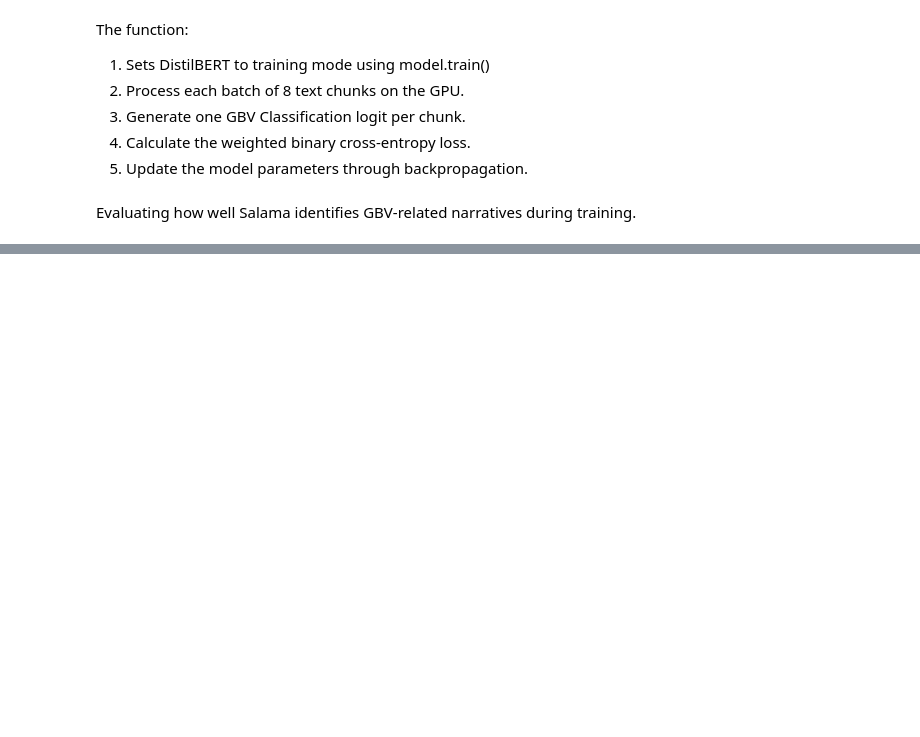
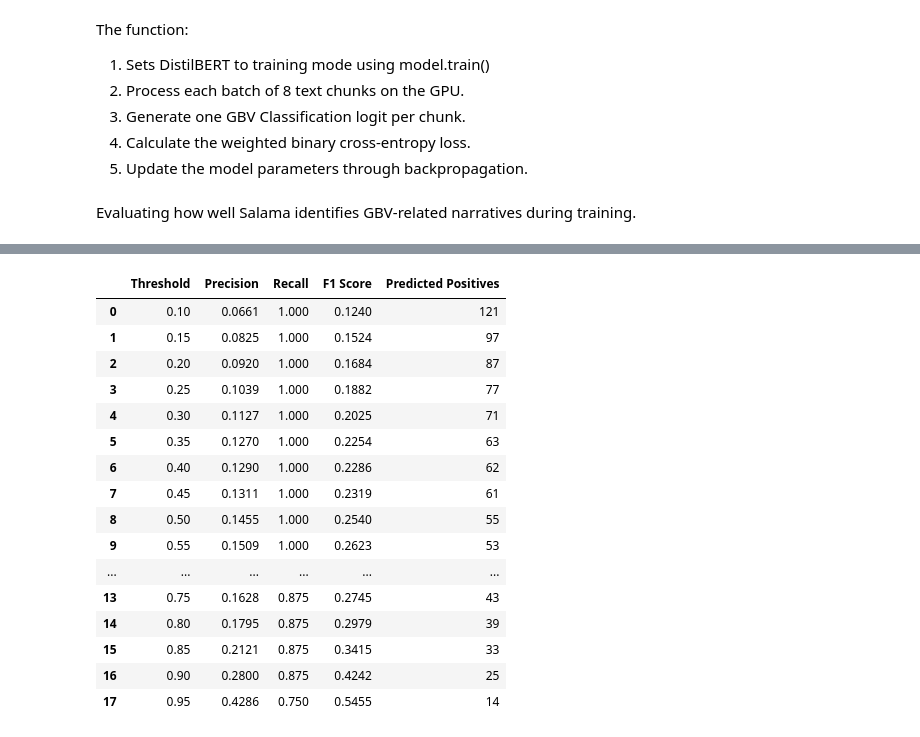
Before and after one commit to Njeri-Kiarie/Final_Capstone, a Jupyter notebook: Salama_DistilBERT_Training.ipynb, the cells around one changed output, grey strips where cells are left out. Cells and saved outputs as stored; diff of their text form; code cells hidden in the pictures; blank space fills up the shorter version.

```diff
--- a/Salama_DistilBERT_Training.ipynb
+++ b/Salama_DistilBERT_Training.ipynb
@@ -778,8 +779,8 @@ tokenizer = AutoTokenizer.from_pretrained(
     "distilbert-base-uncased"
 )
 
-# Examine the two false negatives
-false_negative_ids = ["Question 233", "Question 288"]
+# Examine the false negative
+false_negative_ids = ["Question 13", "Question 233", "Question 288"]
 
 for narrative_id in false_negative_ids:
 
@@ -860,0 +1312,14 @@ i quit, im done. my parents didn ' t raise me properly, sometimes they beat me,
+# %%
+# Loading the best model
+from transformers import AutoModelForSequenceClassification
+
+best_multilabel_model = (
+    AutoModelForSequenceClassification.from_pretrained(
+        "salama_multilabel_best"
+    ).to(device)
+)
+
+best_multilabel_model.eval()
+
+print("Best multi-label model loaded successfully!")
+print("Device:", next(best_multilabel_model.parameters()).device)
@@ -860,0 +1449,51 @@ i quit, im done. my parents didn ' t raise me properly, sometimes they beat me,
+# %%
+# Examining different thresholds for the childabuse_endangerment
+from sklearn.metrics import precision_score, recall_score, f1_score
+
+# Child abuse is the fourth category
+child_idx = gbv_categories.index("childabuse_endangerment")
+
+child_true = y_true[:, child_idx]
+child_probs = y_prob[:, child_idx]
+
+threshold_results = []
+
+for threshold in np.arange(0.1, 1.0, 0.05):
+
+    child_pred = (child_probs >= threshold).astype(int)
+
+    threshold_results.append({
+        "Threshold": round(threshold, 2),
+        "Precision": precision_score(
+            child_true, child_pred, zero_division=0
+        ),
+        "Recall": recall_score(
+            child_true, child_pred, zero_division=0
+        ),
+        "F1 Score": f1_score(
+            child_true, child_pred, zero_division=0
+        ),
+        "Predicted Positives": child_pred.sum()
+    })
+
+child_threshold_df = pd.DataFrame(threshold_results)
+
+display(child_threshold_df.round(4))
+# %% [output]
+|  | Threshold | Precision | Recall | F1 Score | Predicted Positives |
+| 0 | 0.10 | 0.0661 | 1.000 | 0.1240 | 121 |
+| 1 | 0.15 | 0.0825 | 1.000 | 0.1524 | 97 |
+| 2 | 0.20 | 0.0920 | 1.000 | 0.1684 | 87 |
+| 3 | 0.25 | 0.1039 | 1.000 | 0.1882 | 77 |
+| 4 | 0.30 | 0.1127 | 1.000 | 0.2025 | 71 |
+| 5 | 0.35 | 0.1270 | 1.000 | 0.2254 | 63 |
+| 6 | 0.40 | 0.1290 | 1.000 | 0.2286 | 62 |
+| 7 | 0.45 | 0.1311 | 1.000 | 0.2319 | 61 |
+| 8 | 0.50 | 0.1455 | 1.000 | 0.2540 | 55 |
+| 9 | 0.55 | 0.1509 | 1.000 | 0.2623 | 53 |
+| ... | ... | ... | ... | ... | ... |
+| 13 | 0.75 | 0.1628 | 0.875 | 0.2745 | 43 |
+| 14 | 0.80 | 0.1795 | 0.875 | 0.2979 | 39 |
+| 15 | 0.85 | 0.2121 | 0.875 | 0.3415 | 33 |
+| 16 | 0.90 | 0.2800 | 0.875 | 0.4242 | 25 |
+| 17 | 0.95 | 0.4286 | 0.750 | 0.5455 | 14 |
```
Also changed, not shown: parts of 33 cells of this notebook.
